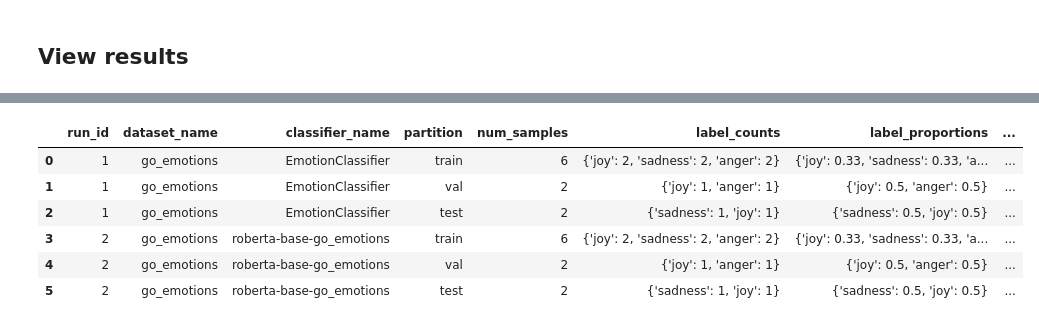
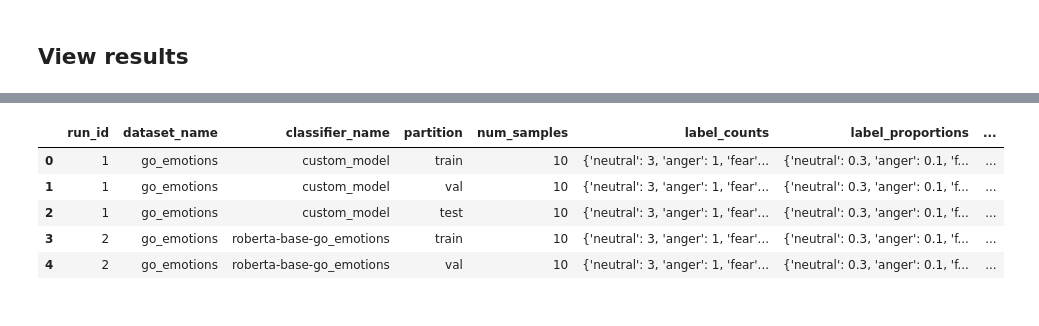
Before and after one commit to Iwaniukooo11/llm-workshop, a Jupyter notebook: intermediate/main.ipynb, the cells around one changed output, grey strips where cells are left out. Cells and saved outputs as stored; diff of their text form; code cells hidden in the pictures.

```diff
--- a/intermediate/main.ipynb
+++ b/intermediate/main.ipynb
@@ -86,7 +130,7 @@ data_statistics = pd.DataFrame()
 # %% [markdown]
 ### EmotionClassifier
 # %%
-classifier = EmotionClassifier(device='cpu')
+custom_classifier = EmotionClassifier(device='cpu')
 # %%
 model_statistics_tmp, prediction_statistics_tmp, data_statistics_tmp = experiment.run(
     x_train=x_train,
@@ -99,15 +143,12 @@ model_statistics_tmp, prediction_statistics_tmp, data_statistics_tmp = experimen
     concept=concept,
     concept_keywords=concept_keywords,
 
-    classifier_name="EmotionClassifier",
-    classifier=classifier,
+    classifier_name="custom_model",
+    classifier=custom_classifier,
     train_classifier=True,
     classifier_train_arguments = {"epochs": 2, "batch_size": 2},
 
-    llm_models={
-        "gpt2-124M": LLM("gpt2", max_length=5, temperature=1.0),
-        "gpt2-345M": LLM("gpt2-medium", max_length=5, temperature=1.0)
-    },
+    llm_models=llm_models,
 
     prompt_header_llm_concept    = "In 2 words guess, what task is the model doing:\n",
     prompt_content_llm_concept   = "{x_test} -> {y_test}\n",
@@ -155,3 +186,5 @@ Device set to use cpu
+# %%
+HGF = HuggingFaceModel(model_name="SamLowe/roberta-base-go_emotions")
 # %%
 model_statistics_tmp, prediction_statistics_tmp, data_statistics_tmp = experiment.run(
     x_train=x_train,
@@ -165,14 +198,11 @@ model_statistics_tmp, prediction_statistics_tmp, data_statistics_tmp = experimen
     concept_keywords=concept_keywords,
 
     classifier_name="roberta-base-go_emotions",
-    classifier=classifier,
+    classifier=HGF,
     train_classifier=False,
     classifier_train_arguments = {},
 
-    llm_models={
-        "gpt2-124M": LLM("gpt2", max_length=5, temperature=1.0),
-        "gpt2-345M": LLM("gpt2-medium", max_length=5, temperature=1.0)
-    },
+    llm_models=llm_models,
 
     prompt_header_llm_concept    = "In 2 words guess, what task is the model doing:\n",
     prompt_content_llm_concept   = "{x_test} -> {y_test}\n",
@@ -218,10 +244,9 @@ prediction_statistics
 # %%
-data_statistics
+data_statistics.head()
 # %% [output]
 |  | run_id | dataset_name | classifier_name | partition | num_samples | label_counts | label_proportions | ... |
-| 0 | 1 | go_emotions | EmotionClassifier | train | 6 | {'joy': 2, 'sadness': 2, 'anger': 2} | {'joy': 0.33, 'sadness': 0.33, 'a... | ... |
-| 1 | 1 | go_emotions | EmotionClassifier | val | 2 | {'joy': 1, 'anger': 1} | {'joy': 0.5, 'anger': 0.5} | ... |
-| 2 | 1 | go_emotions | EmotionClassifier | test | 2 | {'sadness': 1, 'joy': 1} | {'sadness': 0.5, 'joy': 0.5} | ... |
-| 3 | 2 | go_emotions | roberta-base-go_emotions | train | 6 | {'joy': 2, 'sadness': 2, 'anger': 2} | {'joy': 0.33, 'sadness': 0.33, 'a... | ... |
-| 4 | 2 | go_emotions | roberta-base-go_emotions | val | 2 | {'joy': 1, 'anger': 1} | {'joy': 0.5, 'anger': 0.5} | ... |
-| 5 | 2 | go_emotions | roberta-base-go_emotions | test | 2 | {'sadness': 1, 'joy': 1} | {'sadness': 0.5, 'joy': 0.5} | ... |
+| 0 | 1 | go_emotions | custom_model | train | 10 | {'neutral': 3, 'anger': 1, 'fear'... | {'neutral': 0.3, 'anger': 0.1, 'f... | ... |
+| 1 | 1 | go_emotions | custom_model | val | 10 | {'neutral': 3, 'anger': 1, 'fear'... | {'neutral': 0.3, 'anger': 0.1, 'f... | ... |
+| 2 | 1 | go_emotions | custom_model | test | 10 | {'neutral': 3, 'anger': 1, 'fear'... | {'neutral': 0.3, 'anger': 0.1, 'f... | ... |
+| 3 | 2 | go_emotions | roberta-base-go_emotions | train | 10 | {'neutral': 3, 'anger': 1, 'fear'... | {'neutral': 0.3, 'anger': 0.1, 'f... | ... |
+| 4 | 2 | go_emotions | roberta-base-go_emotions | val | 10 | {'neutral': 3, 'anger': 1, 'fear'... | {'neutral': 0.3, 'anger': 0.1, 'f... | ... |
```
Also changed, not shown: parts of 14 cells of this notebook, 4 other files.
